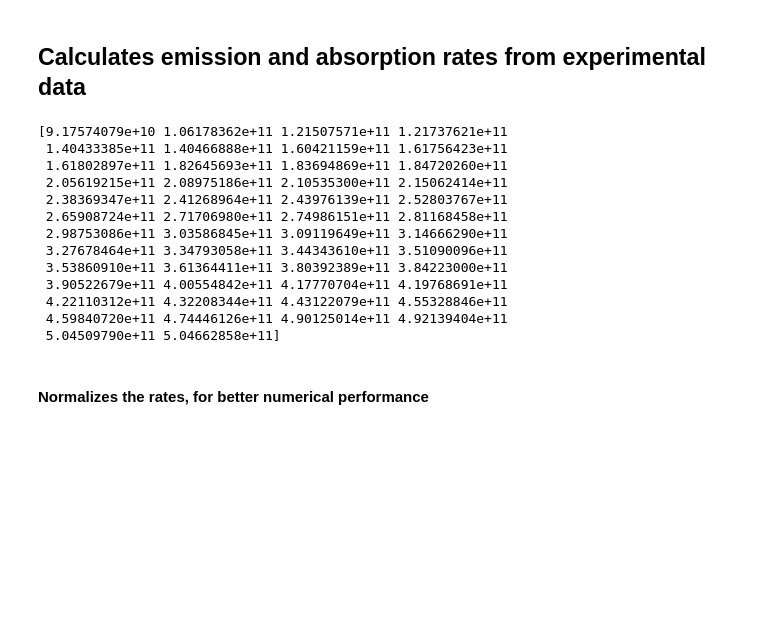
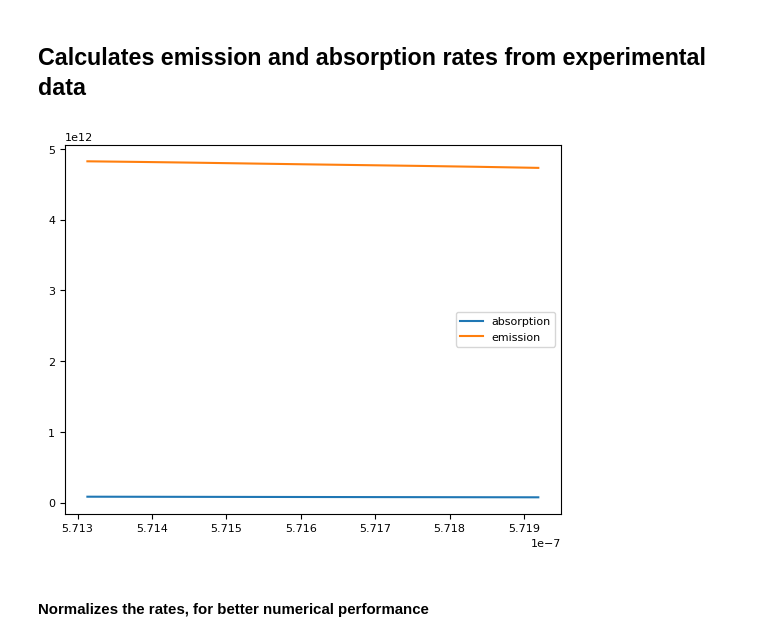
Before and after one commit to phbecimperial/PyPBEC_Semiconductor, a Jupyter notebook: examples/condensation_transitions.ipynb, the cells around one changed output. Cells and saved outputs as stored; diff of their text form; code cells hidden in the pictures; blank space fills up the shorter version.

```diff
--- a/examples/condensation_transitions.ipynb
+++ b/examples/condensation_transitions.ipynb
@@ -50,24 +63,19 @@ cavity_modes.plot_cavity()
 # %%
 dye_concentration = 2.0               # in mM, with 1 mM=1mol/m^3
 
 from PyPBEC.OpticalMedium import OpticalMedium
+#R6G = OpticalMedium(optical_medium="InGaAs_QW")
+#absorption_rates, emission_rates = R6G.get_rates(lambdas=lambdas, mode=17)
+
 R6G = OpticalMedium(optical_medium="Rhodamine6G")
 absorption_rates, emission_rates = R6G.get_rates(lambdas=lambdas, dye_concentration=dye_concentration, n=n)
-print(absorption_rates)
+
+plt.plot(lambdas, absorption_rates, label='absorption')
+plt.plot(lambdas, emission_rates, label='emission')
+plt.legend()
+plt.show()
 # %% [output]
-[9.17574079e+10 1.06178362e+11 1.21507571e+11 1.21737621e+11
- 1.40433385e+11 1.40466888e+11 1.60421159e+11 1.61756423e+11
- 1.61802897e+11 1.82645693e+11 1.83694869e+11 1.84720260e+11
- 2.05619215e+11 2.08975186e+11 2.10535300e+11 2.15062414e+11
- 2.38369347e+11 2.41268964e+11 2.43976139e+11 2.52803767e+11
- 2.65908724e+11 2.71706980e+11 2.74986151e+11 2.81168458e+11
- 2.98753086e+11 3.03586845e+11 3.09119649e+11 3.14666290e+11
- 3.27678464e+11 3.34793058e+11 3.44343610e+11 3.51090096e+11
- 3.53860910e+11 3.61364411e+11 3.80392389e+11 3.84223000e+11
- 3.90522679e+11 4.00554842e+11 4.17770704e+11 4.19768691e+11
- 4.22110312e+11 4.32208344e+11 4.43122079e+11 4.55328846e+11
- 4.59840720e+11 4.74446126e+11 4.90125014e+11 4.92139404e+11
- 5.04509790e+11 5.04662858e+11]
+[figure, added]
 # %% [markdown]
 #### Normalizes the rates, for better numerical performance
 # %%
```
Also changed, not shown: parts of 6 cells of this notebook, 5 other files.
